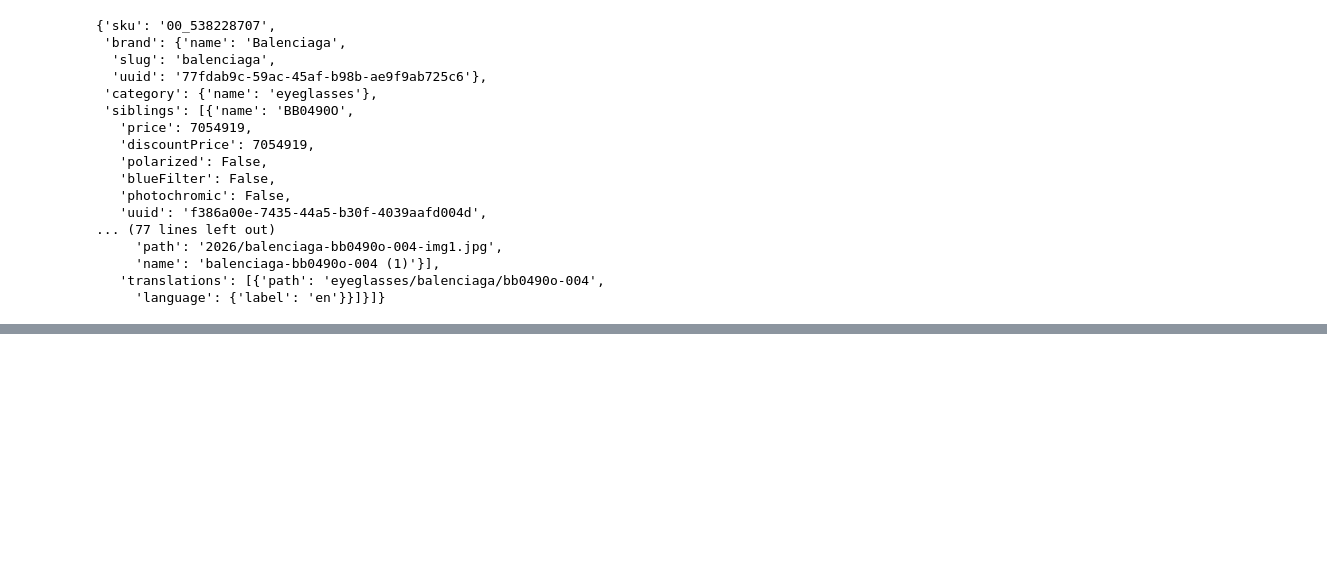
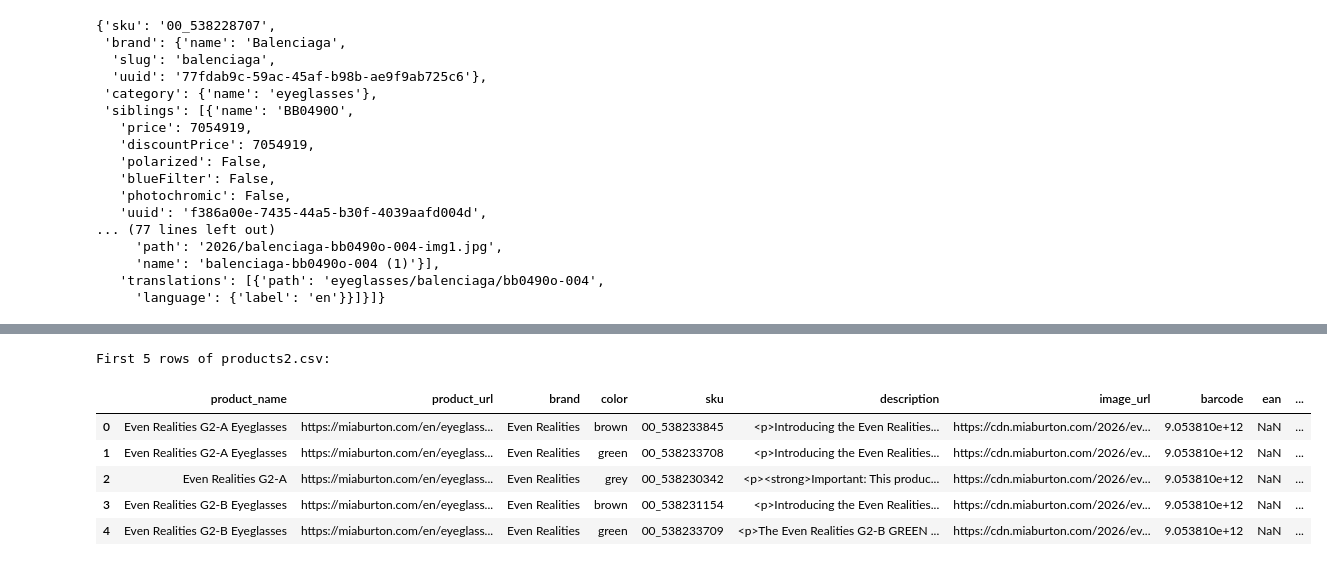
Before and after one commit to amien1410/amien-scrapers, a Jupyter notebook: mia_burton_scraper.ipynb, the cells around one changed output, grey strips where cells are left out. Saved outputs shown, nothing was run; the diff lists cells and outputs as text; code cells hidden in the pictures; blank space fills up the shorter version.

```diff
--- a/mia_burton_scraper.ipynb
+++ b/mia_burton_scraper.ipynb
@@ -282,0 +297,14 @@ if __name__ == "__main__":
+# %%
+import pandas as pd
+
+df_products2 = pd.read_csv('/content/products2.csv')
+print("\nFirst 5 rows of products2.csv:")
+display(df_products2.head())
+# %% [output]
+First 5 rows of products2.csv:
+|  | product_name | product_url | brand | color | sku | description | image_url | barcode | ean | ... |
+| 0 | Even Realities G2-A Eyeglasses | https://miaburton.com/en/eyeglass... | Even Realities | brown | 00_538233845 | <p>Introducing the Even Realities... | https://cdn.miaburton.com/2026/ev... | 9.053810e+12 | NaN | ... |
+| 1 | Even Realities G2-A Eyeglasses | https://miaburton.com/en/eyeglass... | Even Realities | green | 00_538233708 | <p>Introducing the Even Realities... | https://cdn.miaburton.com/2026/ev... | 9.053810e+12 | NaN | ... |
+| 2 | Even Realities G2-A | https://miaburton.com/en/eyeglass... | Even Realities | grey | 00_538230342 | <p><strong>Important: This produc... | https://cdn.miaburton.com/2026/ev... | 9.053810e+12 | NaN | ... |
+| 3 | Even Realities G2-B Eyeglasses | https://miaburton.com/en/eyeglass... | Even Realities | brown | 00_538231154 | <p>Introducing the Even Realities... | https://cdn.miaburton.com/2026/ev... | 9.053810e+12 | NaN | ... |
+| 4 | Even Realities G2-B Eyeglasses | https://miaburton.com/en/eyeglass... | Even Realities | green | 00_538233709 | <p>The Even Realities G2-B GREEN ... | https://cdn.miaburton.com/2026/ev... | 9.053810e+12 | NaN | ... |
```
Also changed, not shown: parts of 3 cells of this notebook.
